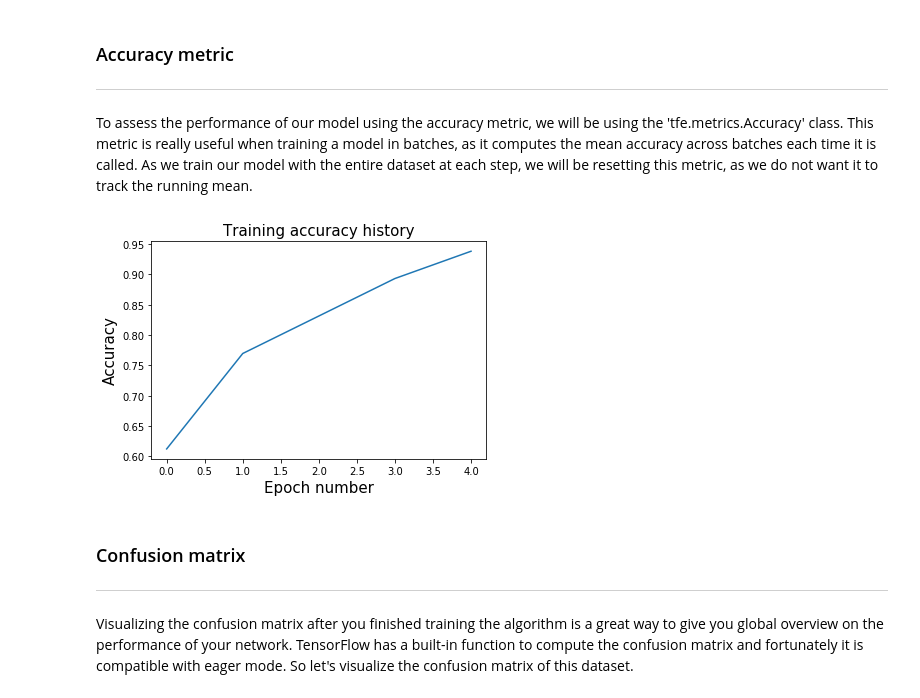
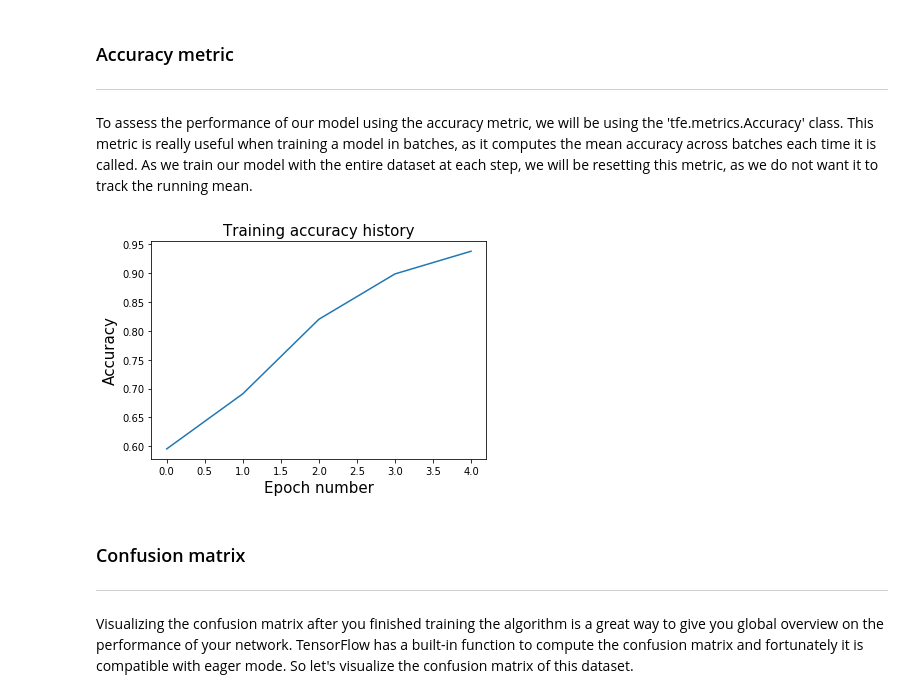
Before and after one commit to madalinabuzau/tensorflow-eager-tutorials, a Jupyter notebook: 02_using_metrics_in_eager_mode.ipynb, the cells around one changed output. Drawn from its saved outputs; the diff is of its cells as text; code cells hidden in the pictures.

Commit message:
Updated second tutorial

```diff
--- a/02_using_metrics_in_eager_mode.ipynb
+++ b/02_using_metrics_in_eager_mode.ipynb
@@ -102,18 +98,3 @@ Okay, so it appears that the classes are easily separable. By the way, I actuall
 ----
 
 As you might have noticed, the most convenient way to build models using TensorFlow Eager is with classes. I think that using classes for your models makes it much easier to organize and adding new components to it. You simply define the layers that you're going to use during initialization and use them later on at the predict stage. It makes it easier to read the architecture of the model during the predict stage.
-# %%
-class two_layer_nn(tfe.Network):
-    def __init__(self, output_size=3):
-        # First hidden layer
-        self.dense_1 = tf.layers.Dense(20, activation=tf.nn.relu)
-        # Second hidden layer
-        self.dense_2 = tf.layers.Dense(10, activation=tf.nn.relu)
-        # Output layer. Unscaled log probabilities
-        self.dense_out = tf.layers.Dense(output_size, activation=None)
-
-    def predict(self, X):
-        layer_1 = self.dense_1(X)
-        layer_2 = self.dense_2(layer_1)
-        logits = self.dense_out(layer_2)
-        return logits
@@ -127,5 +100,0 @@ model = two_layer_nn(output_size=3)
-# %%
-# Define loss function
-def loss_fn(model, X, y):
-    logits = model.predict(X)
-    return tf.losses.sparse_softmax_cross_entropy(y, logits)
@@ -135,3 +100,0 @@ optimizer = tf.train.GradientDescentOptimizer(5e-1)
-# %%
-# Function to compute the gradients of variables with respect to the loss function
-grads_fn = tfe.implicit_gradients(loss_fn)
@@ -167,10 +187,22 @@ for i in range(num_epochs):
+# %%
+# Define optimizer
+optimizer = tf.train.GradientDescentOptimizer(5e-1)
+
+# Initialize model
+model = two_layer_nn(output_size=3)
+
+# Select here the number of epochs
+num_epochs=5
+
+# Train the model with gradient descent
+model.fit(X, y, optimizer, num_epochs=num_epochs)
 # %%
-plt.plot(range(num_epochs), hist_accuracy);
+plt.plot(range(num_epochs), model.hist_accuracy);
 plt.xlabel('Epoch number', fontsize=15);
 plt.ylabel('Accuracy', fontsize=15);
 plt.title('Training accuracy history', fontsize=15);
 # %% [output]
-[figure, old version]
+[figure, new version]
 # %% [markdown]
 ### Confusion matrix
 ----
```
Also changed, not shown: parts of 25 cells of this notebook.
